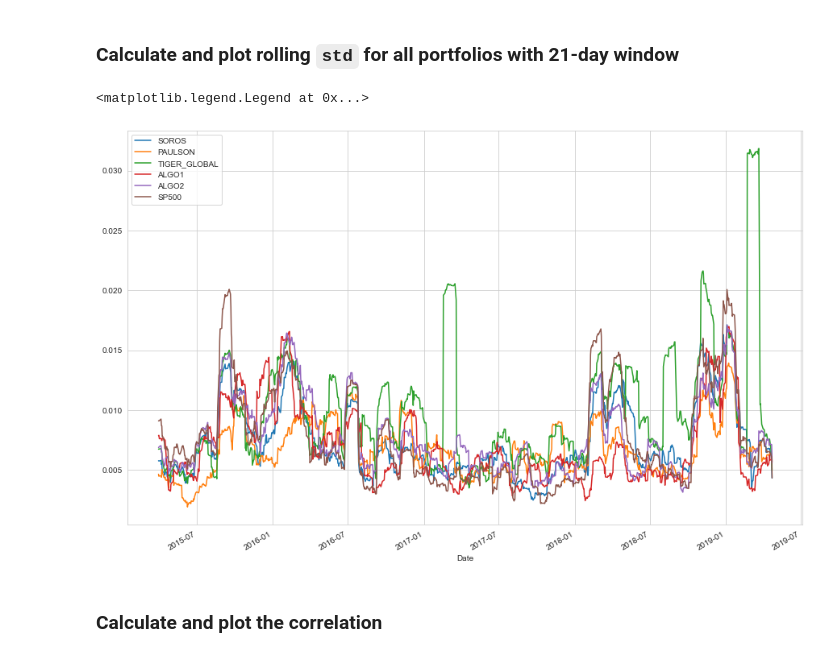
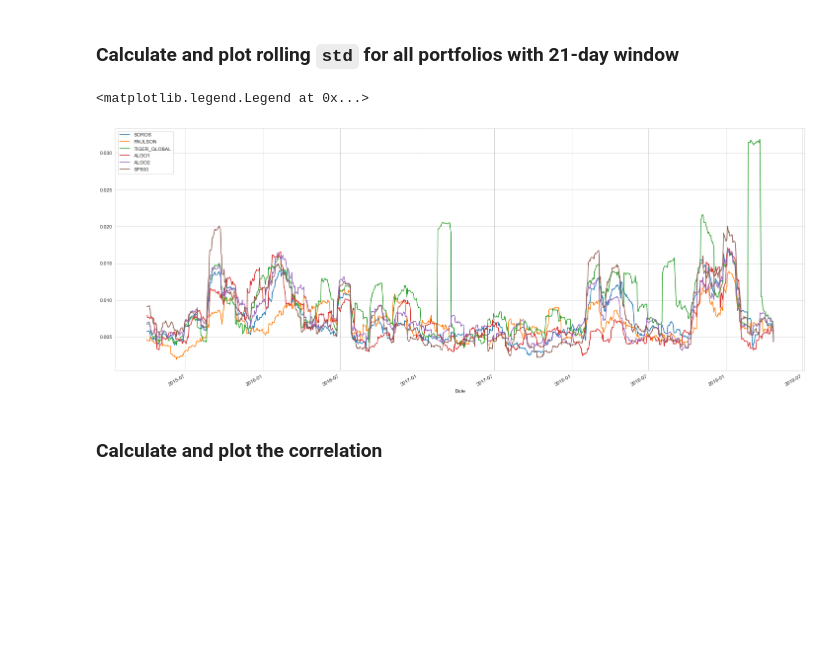
Before and after one commit to PanicAtTheDisco88/python-homework, a Jupyter notebook: WhalesAnalysis/whale_analysis.ipynb, the cells around one changed output. Saved outputs shown, nothing was run; the diff lists cells and outputs as text; code cells hidden in the pictures; blank space fills up the shorter version.

```diff
--- a/WhalesAnalysis/whale_analysis.ipynb
+++ b/WhalesAnalysis/whale_analysis.ipynb
@@ -375,30 +377,30 @@ Risk changes over time. Analyze the rolling statistics for Risk and Beta.
 ### Calculate and plot rolling `std` for all portfolios with 21-day window
 # %%
 # Set up plot
-plt.figure(figsize=(15, 10))
+plt.figure(figsize=(25, 10))
 
 # Calculate the rolling standard deviation for all portfolios using a 21-day window
 soros = all_returns_df['SOROS'].rolling(window=21).std()
 paulson = all_returns_df['PAULSON'].rolling(window=21).std()
 tiger = all_returns_df['TIGER_GLOBAL'].rolling(window=21).std()
 algo1 = all_returns_df['ALGO1'].rolling(window=21).std()
 algo2 = all_returns_df['ALGO2'].rolling(window=21).std()
 sp500 = all_returns_df['SP500'].rolling(window=21).std()
 
 
 # Plot the rolling standard deviation
 soros.plot()
 paulson.plot()
 tiger.plot()
 algo1.plot()
 algo2.plot()
 sp500.plot()
 
 # Add legend to plot
 plt.legend()
 # %% [output]
 <matplotlib.legend.Legend at 0x...>
-[figure, old version]
+[figure, new version]
 # %% [markdown]
 ### Calculate and plot the correlation
 # %%
```
Also changed, not shown: parts of 19 cells of this notebook.
